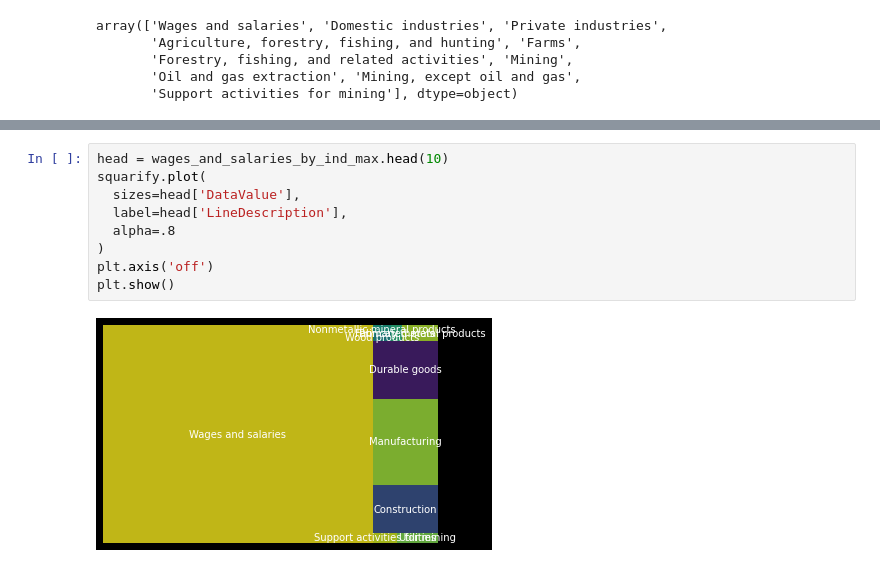
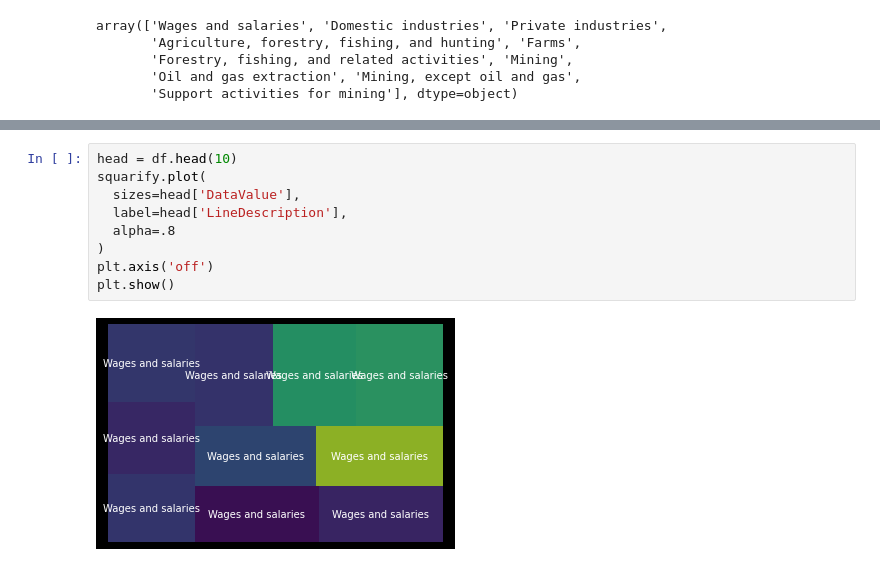
Before and after one commit to utkusarioglu/workshop-economics, a Jupyter notebook: src/personal-income.ipynb, the cells around one changed output, grey strips where cells are left out. Drawn from its saved outputs; the diff is of its cells as text.

```diff
--- a/src/personal-income.ipynb
+++ b/src/personal-income.ipynb
@@ -115,11 +153,11 @@ oil.plot(**axes)
 # %%
-head = wages_and_salaries_by_ind_max.head(10)
+head = df.head(10)
 squarify.plot(
   sizes=head['DataValue'],
   label=head['LineDescription'],
   alpha=.8
 )
 plt.axis('off')
 plt.show()
 # %% [output]
-[figure, old version]
+[figure, new version]
```
Also changed, not shown: parts of 6 cells of this notebook.
